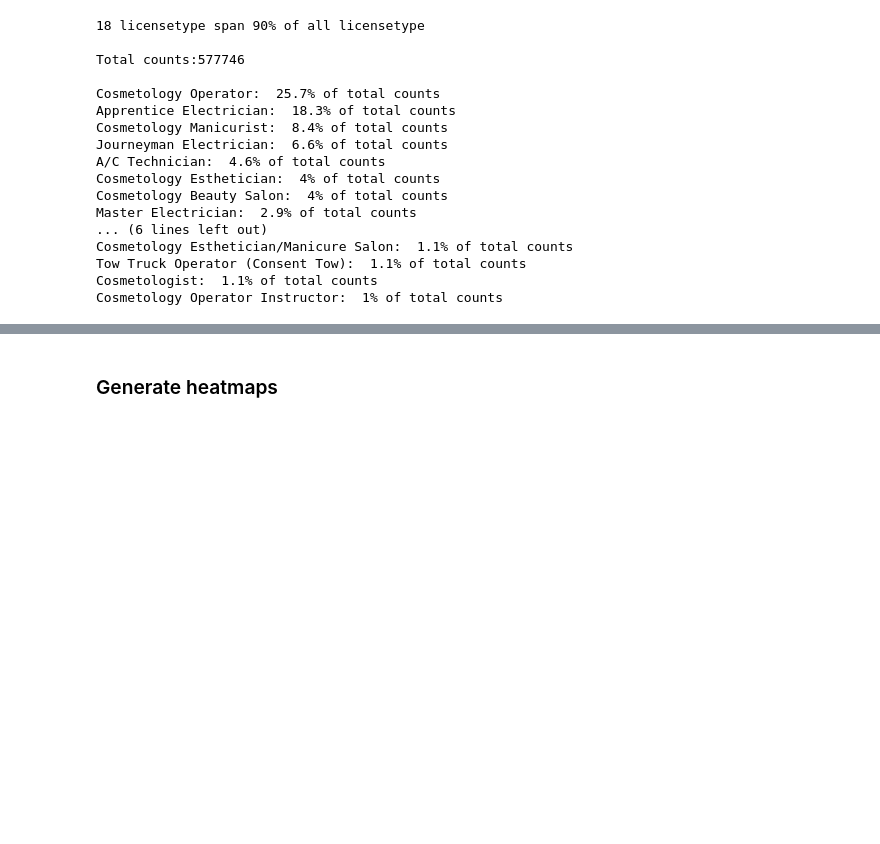
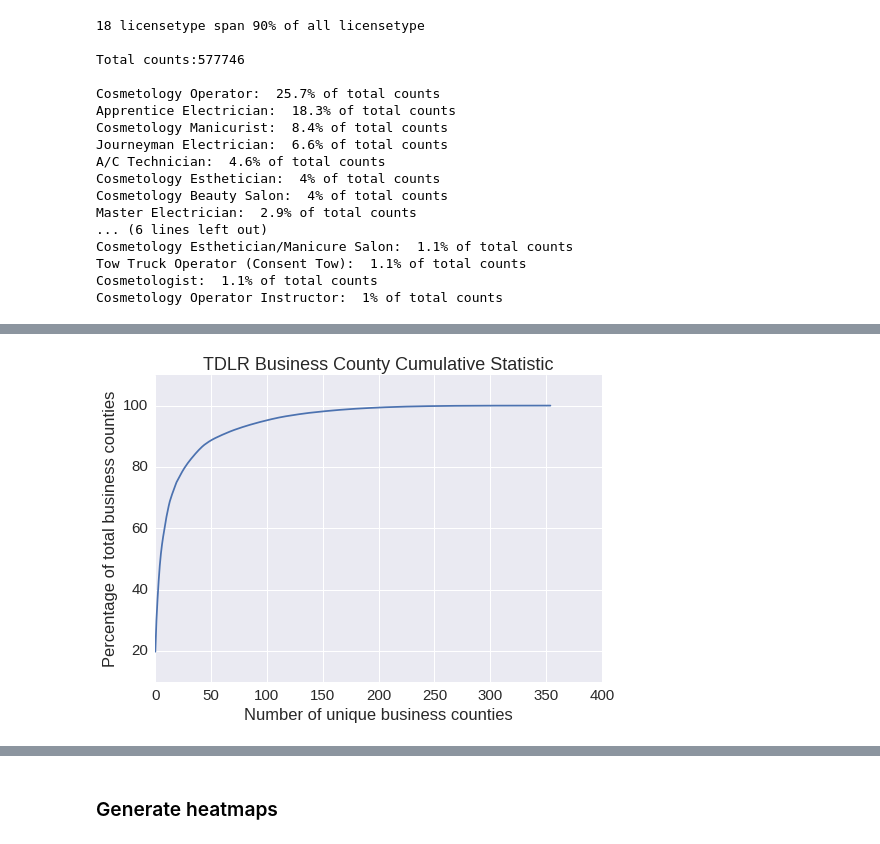
Before and after one commit to mspcvsp/tdlrAllLicenses, a Jupyter notebook: TDLRExploratoryDataAnalysis.ipynb, the cells around one changed output, grey strips where cells are left out. Cells and saved outputs as stored; diff of their text form; code cells hidden in the pictures; blank space fills up the shorter version.

```diff
--- a/TDLRExploratoryDataAnalysis.ipynb
+++ b/TDLRExploratoryDataAnalysis.ipynb
@@ -224,10 +241,12 @@ eval_term_percentcontribution(term,
 # %%
 sns.set(font_scale=1.5)
 plt.plot(100*bybusinesscounty_cdf)
 plt.xlabel('Number of unique business counties')
 plt.ylabel('Percentage of total business counties')
 plt.title('TDLR Business County Cumulative Statistic')
-plt.save('businesscounty.png')
+plt.savefig('businesscounty.png')
+# %% [output]
+[figure, added]
 # %%
 term = 'licensetype'
 businesscounty = 'HARRIS'
```
Also changed, not shown: parts of 5 cells of this notebook, 4 other files.
